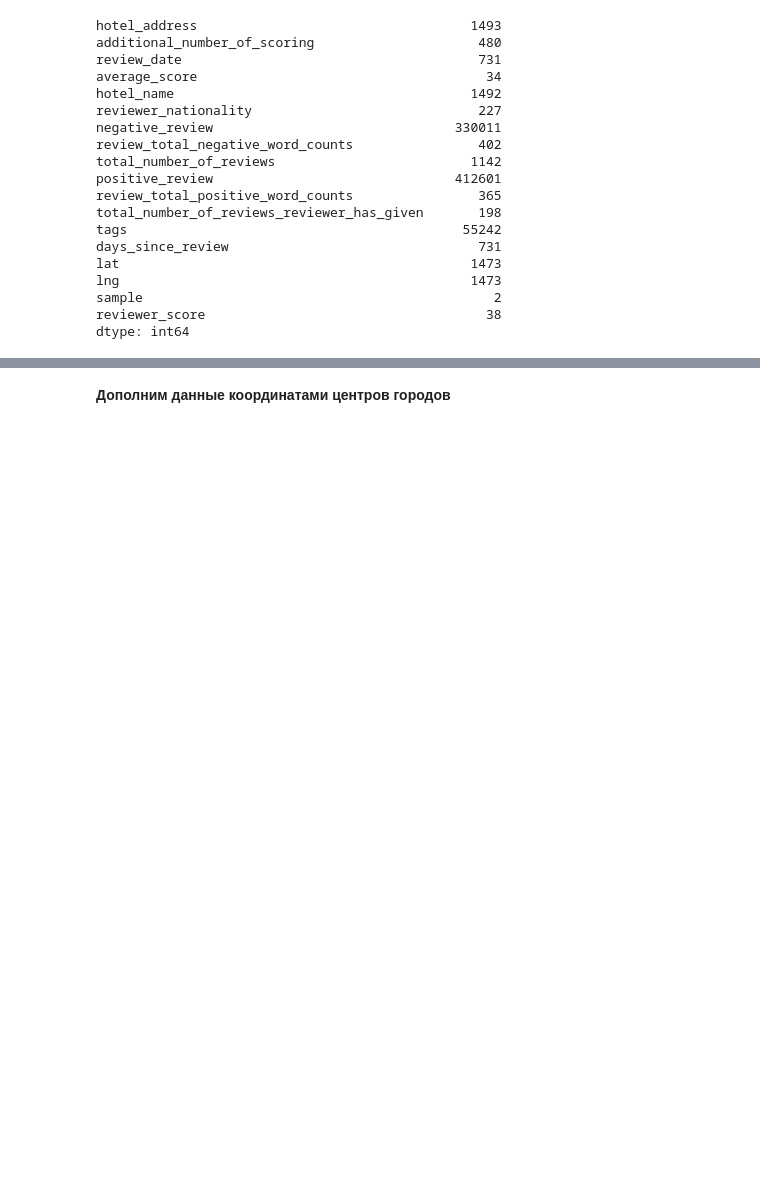
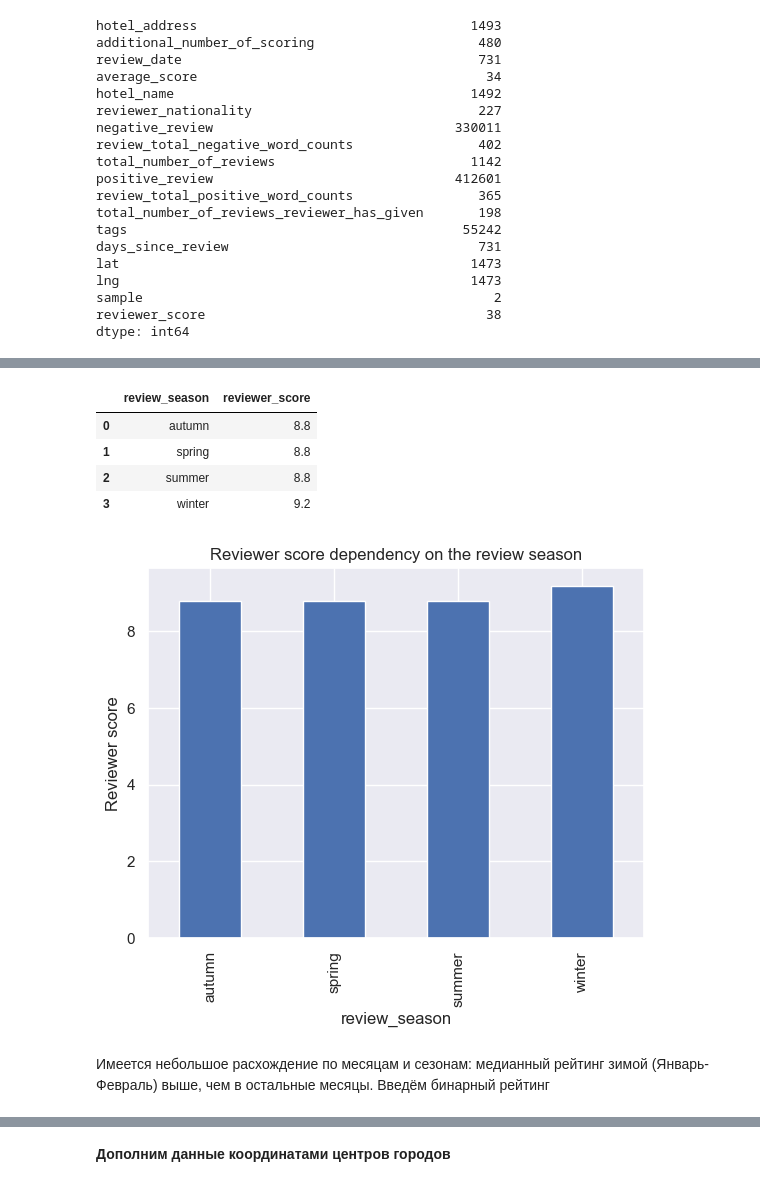
Before and after one commit to mvulf/sf_data_science, a Jupyter notebook: project_3/hotels-EDA_ML.ipynb, the cells around one changed output, grey strips where cells are left out. Cells and saved outputs as stored; diff of their text form; code cells hidden in the pictures; blank space fills up the shorter version.

```diff
--- a/project_3/hotels-EDA_ML.ipynb
+++ b/project_3/hotels-EDA_ML.ipynb
@@ -318,0 +606,17 @@ memory usage: 18.7+ MB
+# %%
+review_season_score = data.query('sample==1').groupby(
+    by='review_season')['reviewer_score'].median().reset_index()
+display(review_season_score)
+review_season_score.plot.bar(x='review_season',
+    y='reviewer_score', legend=False, ylabel='Reviewer score',
+    title='Reviewer score dependency on the review season');
+# %% [output]
+|  | review_season | reviewer_score |
+| 0 | autumn | 8.8 |
+| 1 | spring | 8.8 |
+| 2 | summer | 8.8 |
+| 3 | winter | 9.2 |
+[figure, added]
+# %% [markdown]
+Имеется небольшое расхождение по месяцам и сезонам: медианный рейтинг зимой
+(Январь-Февраль) выше, чем в остальные месяцы. Введём бинарный рейтинг
```
Also changed, not shown: parts of 153 cells of this notebook, 3 other files.
